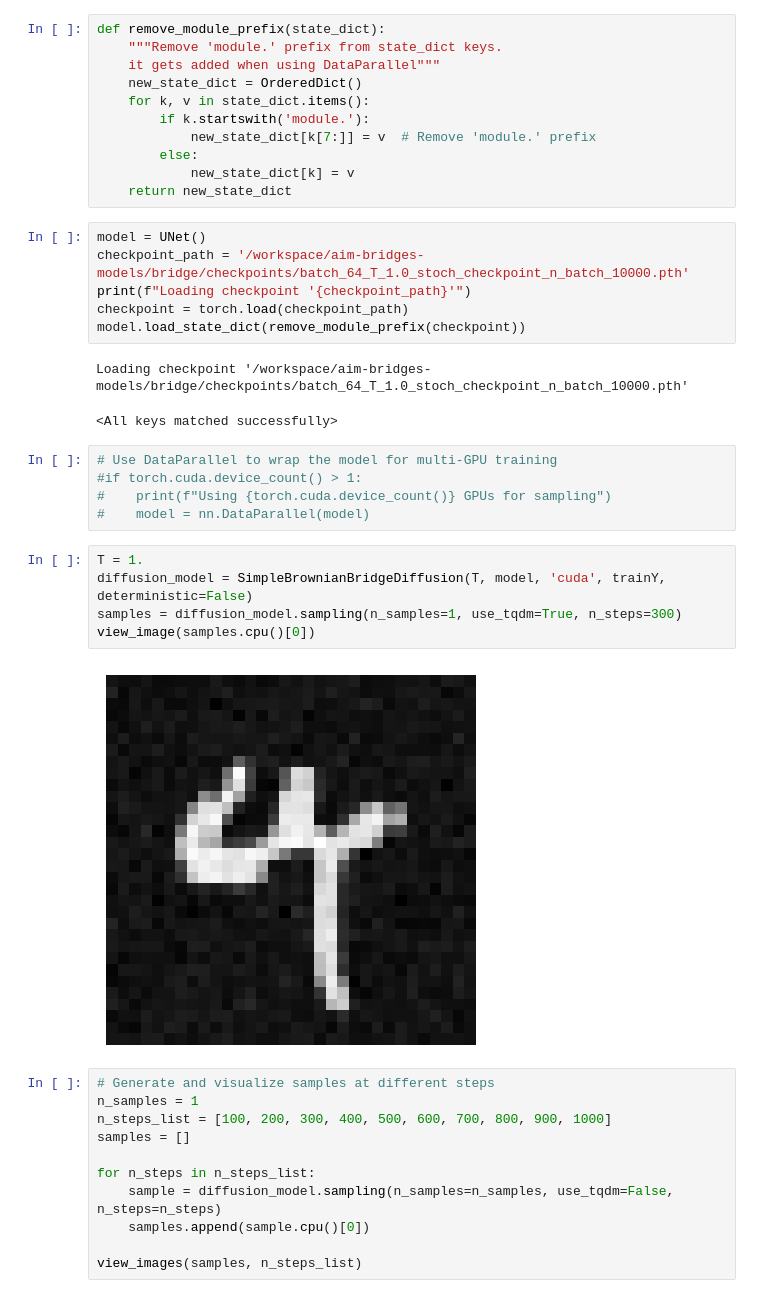
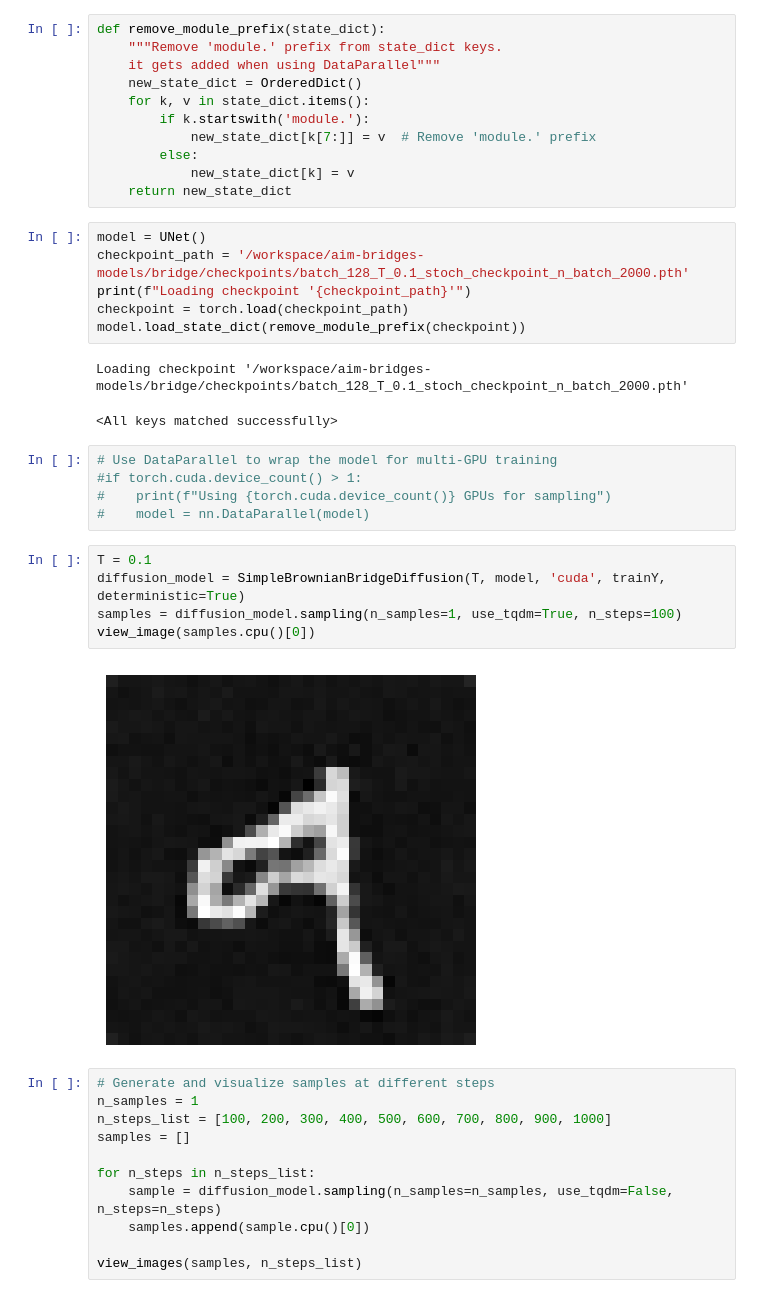
Before and after one commit to aimresearchlab/generative-bridges, a Jupyter notebook: jupyter/compute_fid.ipynb, the cells around one changed output. Cells and saved outputs as stored; diff of their text form.

```diff
--- a/jupyter/compute_fid.ipynb
+++ b/jupyter/compute_fid.ipynb
@@ -83,12 +83,12 @@ def remove_module_prefix(state_dict):
     return new_state_dict
 # %%
 model = UNet()
-checkpoint_path = '/workspace/aim-bridges-models/bridge/checkpoints/batch_64_T_1.0_stoch_checkpoint_n_batch_10000.pth'
+checkpoint_path = '/workspace/aim-bridges-models/bridge/checkpoints/batch_128_T_0.1_stoch_checkpoint_n_batch_2000.pth'
 print(f"Loading checkpoint '{checkpoint_path}'")
 checkpoint = torch.load(checkpoint_path)
 model.load_state_dict(remove_module_prefix(checkpoint))
 # %% [output]
-Loading checkpoint '/workspace/aim-bridges-models/bridge/checkpoints/batch_64_T_1.0_stoch_checkpoint_n_batch_10000.pth'
+Loading checkpoint '/workspace/aim-bridges-models/bridge/checkpoints/batch_128_T_0.1_stoch_checkpoint_n_batch_2000.pth'
 <All keys matched successfully>
 # %%
 # Use DataParallel to wrap the model for multi-GPU training
@@ -96,12 +96,12 @@ Loading checkpoint '/workspace/aim-bridges-models/bridge/checkpoints/batch_64_T_
 #    print(f"Using {torch.cuda.device_count()} GPUs for sampling")
 #    model = nn.DataParallel(model)
 # %%
-T = 1.
-diffusion_model = SimpleBrownianBridgeDiffusion(T, model, 'cuda', trainY, deterministic=False)
-samples = diffusion_model.sampling(n_samples=1, use_tqdm=True, n_steps=300)
+T = 0.1
+diffusion_model = SimpleBrownianBridgeDiffusion(T, model, 'cuda', trainY, deterministic=True)
+samples = diffusion_model.sampling(n_samples=1, use_tqdm=True, n_steps=100)
 view_image(samples.cpu()[0])
 # %% [output]
-[figure, old version]
+[figure, new version]
 # %%
 # Generate and visualize samples at different steps
 n_samples = 1
```
Also changed, not shown: parts of 2 cells of this notebook, 1 other file.
